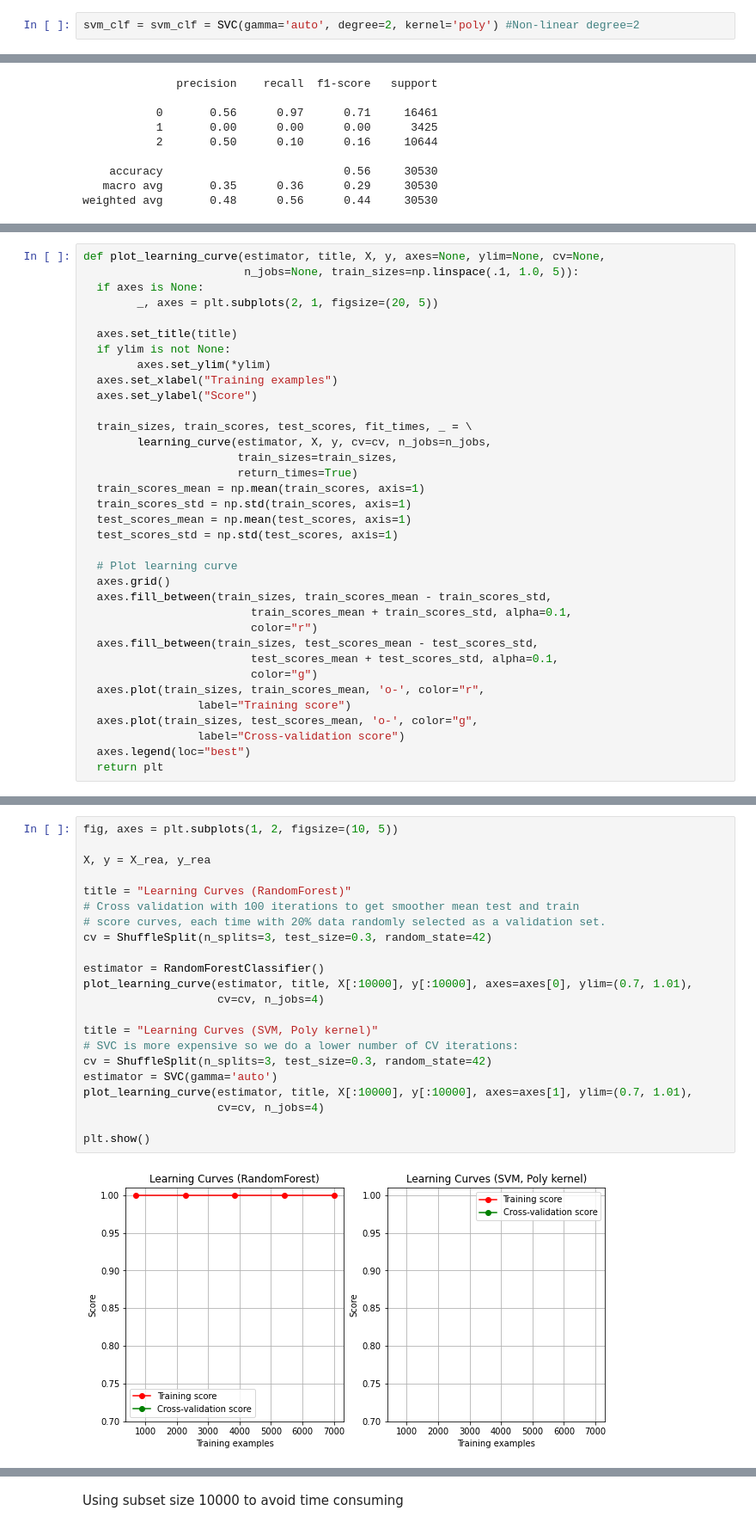
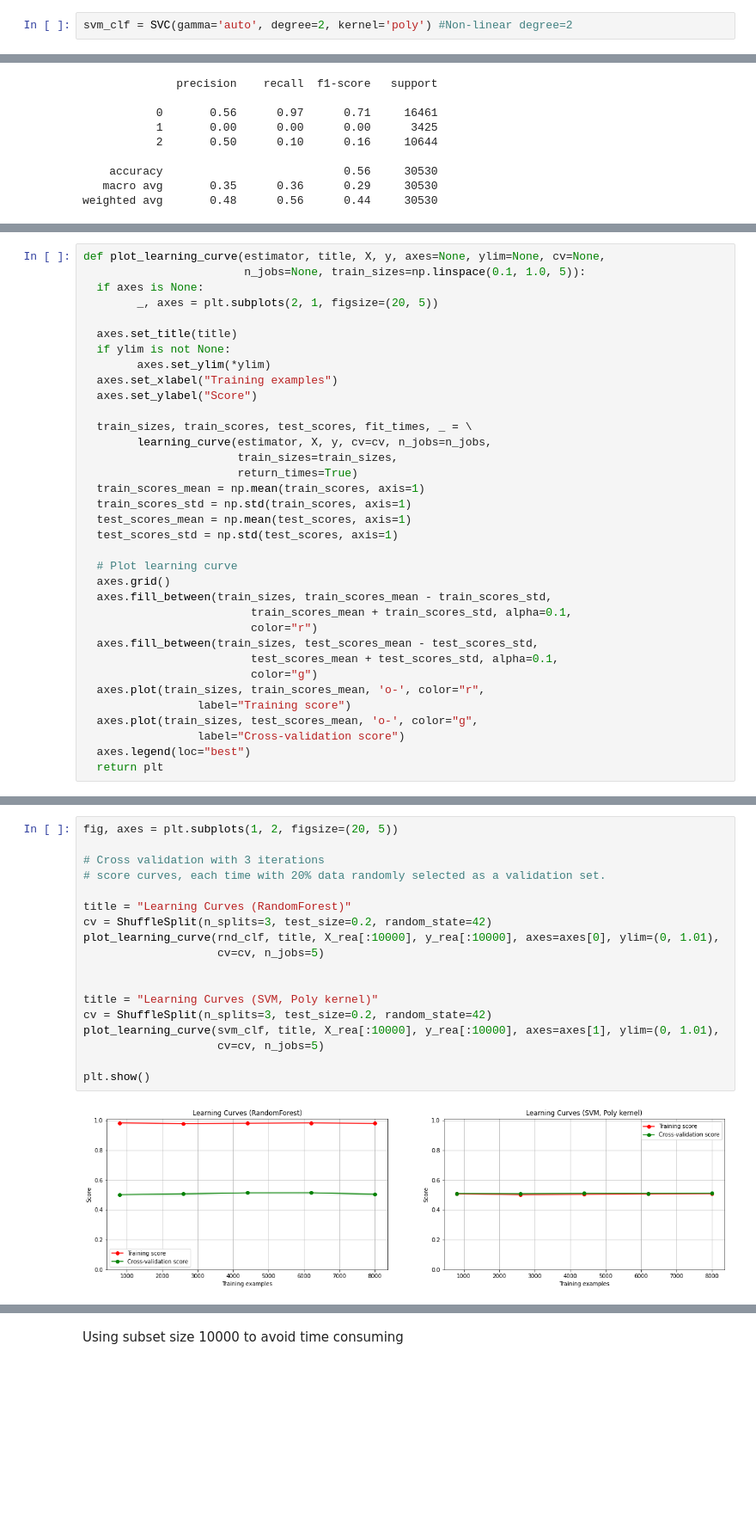
Before and after one commit to seansothey/DataScience-MachineLearning-Research, a Jupyter notebook: Project5.ipynb, the cells around one changed output, grey strips where cells are left out. Shown at 86% size. Cells and saved outputs as stored; diff of their text form; blank space fills up the shorter version.

```diff
--- a/Project5.ipynb
+++ b/Project5.ipynb
@@ -604,7 +600,7 @@ weighted avg       0.49      0.53      0.49     30530
 # %% [markdown]
 ##SVM (nom-linear kernel) Model
 # %%
-svm_clf = svm_clf = SVC(gamma='auto', degree=2, kernel='poly') #Non-linear degree=2
+svm_clf = SVC(gamma='auto', degree=2, kernel='poly') #Non-linear degree=2
 # %% [markdown]
 ###for 'diabetMed'
 # %% [markdown]
@@ -676,6 +672,6 @@ Plot the learning curve for 'readmitted'
 # %%
 def plot_learning_curve(estimator, title, X, y, axes=None, ylim=None, cv=None,
-                        n_jobs=None, train_sizes=np.linspace(.1, 1.0, 5)):
+                        n_jobs=None, train_sizes=np.linspace(0.1, 1.0, 5)):
   if axes is None:
         _, axes = plt.subplots(2, 1, figsize=(20, 5))
 
@@ -713,24 +707,20 @@ Plot the learning curve for both RandomForest and SVC. For SVC, displaying the c
 # %%
-fig, axes = plt.subplots(1, 2, figsize=(10, 5))
+fig, axes = plt.subplots(1, 2, figsize=(20, 5))
 
-X, y = X_rea, y_rea
+# Cross validation with 3 iterations
+# score curves, each time with 20% data randomly selected as a validation set.
 
 title = "Learning Curves (RandomForest)"
-# Cross validation with 100 iterations to get smoother mean test and train
-# score curves, each time with 20% data randomly selected as a validation set.
-cv = ShuffleSplit(n_splits=3, test_size=0.3, random_state=42)
+cv = ShuffleSplit(n_splits=3, test_size=0.2, random_state=42)
+plot_learning_curve(rnd_clf, title, X_rea[:10000], y_rea[:10000], axes=axes[0], ylim=(0, 1.01),
+                    cv=cv, n_jobs=5)
 
-estimator = RandomForestClassifier()
-plot_learning_curve(estimator, title, X[:10000], y[:10000], axes=axes[0], ylim=(0.7, 1.01),
-                    cv=cv, n_jobs=4)
 
 title = "Learning Curves (SVM, Poly kernel)"
-# SVC is more expensive so we do a lower number of CV iterations:
-cv = ShuffleSplit(n_splits=3, test_size=0.3, random_state=42)
-estimator = SVC(gamma='auto')
-plot_learning_curve(estimator, title, X[:10000], y[:10000], axes=axes[1], ylim=(0.7, 1.01),
-                    cv=cv, n_jobs=4)
+cv = ShuffleSplit(n_splits=3, test_size=0.2, random_state=42)
+plot_learning_curve(svm_clf, title, X_rea[:10000], y_rea[:10000], axes=axes[1], ylim=(0, 1.01),
+                    cv=cv, n_jobs=5)
 
 plt.show()
 # %% [output]
-[figure, old version]
+[figure, new version]
```
Also changed, not shown: parts of 46 cells of this notebook.
